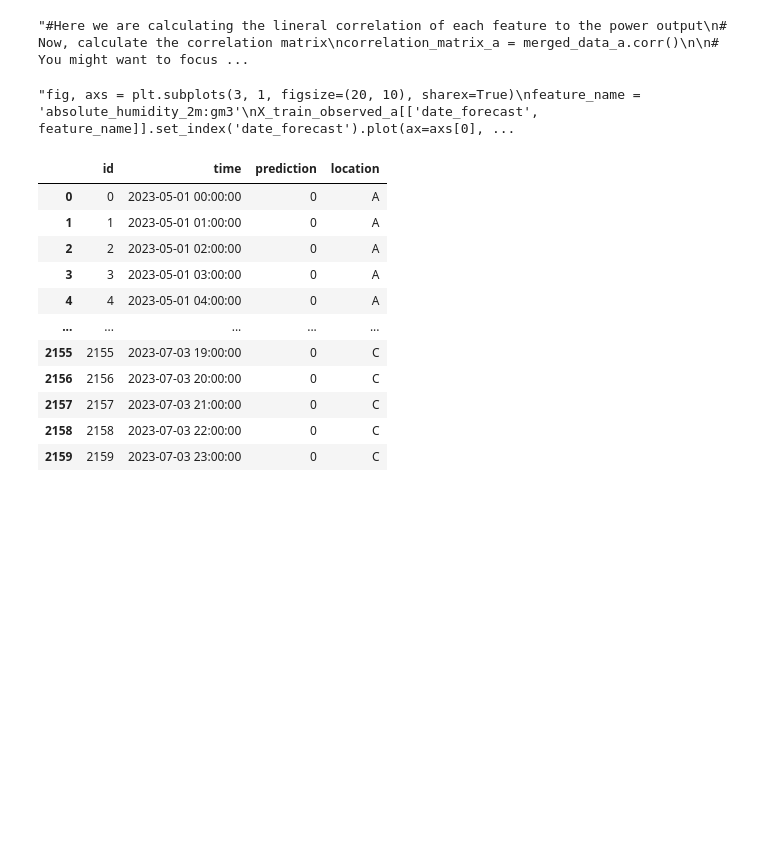
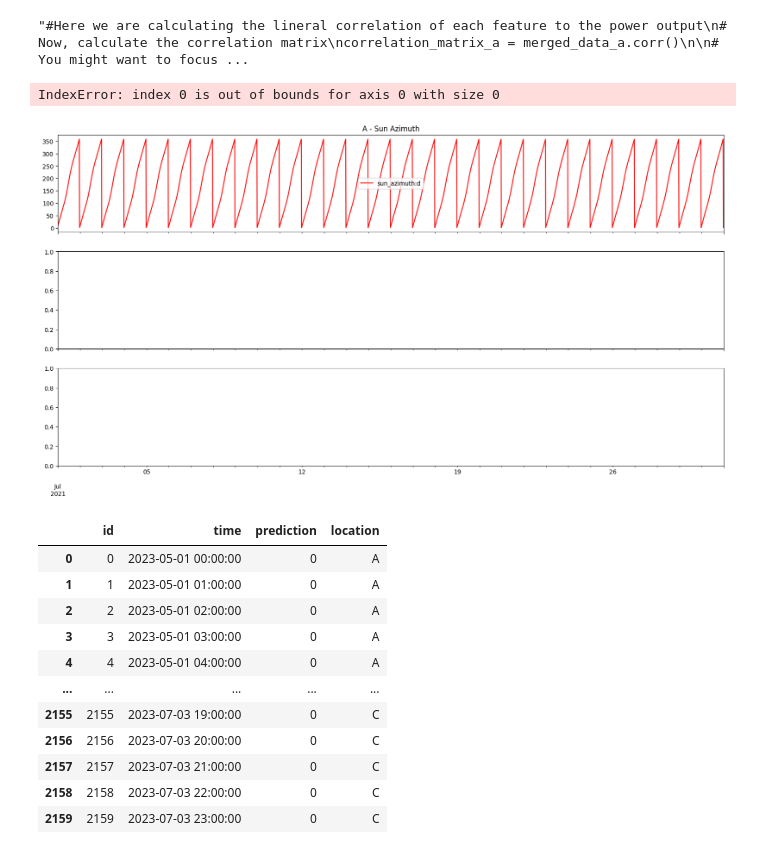
Before and after one commit to kajaerf/tdt4173-machine-learning-project, a Jupyter notebook: SolarEnergyProductionEnergy/data/read_files.ipynb, the cells around one changed output. Saved outputs shown, nothing was run; the diff lists cells and outputs as text; code cells hidden in the pictures; blank space fills up the shorter version.

```diff
--- a/SolarEnergyProductionEnergy/data/read_files.ipynb
+++ b/SolarEnergyProductionEnergy/data/read_files.ipynb
@@ -335,23 +335,53 @@ print(correlation_comparison)
 '''
 # %% [output]
 "#Here we are calculating the lineral correlation of each feature to the power output\n# Now, calculate the correlation matrix\ncorrelation_matrix_a = merged_data_a.corr()\n\n# You might want to focus ...
-# %%
-# Plotting a single feature
-'''fig, axs = plt.subplots(3, 1, figsize=(20, 10), sharex=True)
-feature_name = 'absolute_humidity_2m:gm3'
-X_train_observed_a[['date_forecast', feature_name]].set_index('date_forecast').plot(ax=axs[0], title='Train/Test A', color='red')
-X_train_estimated_a[['date_forecast', feature_name]].set_index('date_forecast').plot(ax=axs[0], title='Train/Test A', color='blue')
-X_test_estimated_a[['date_forecast', feature_name]].set_index('date_forecast').plot(ax=axs[0], title='Train/Test  A', color='green')
-
-X_train_observed_b[['date_forecast', feature_name]].set_index('date_forecast').plot(ax=axs[1], title='Train/Test  B', color='red')
-X_train_estimated_b[['date_forecast', feature_name]].set_index('date_forecast').plot(ax=axs[1], title='Train/Test  B', color='blue')
-X_test_estimated_b[['date_forecast', feature_name]].set_index('date_forecast').plot(ax=axs[1], title='Train/Test  B', color='green')
-
-X_train_observed_c[['date_forecast', feature_name]].set_index('date_forecast').plot(ax=axs[2], title='Train/Test  C', color='red')
-X_train_estimated_c[['date_forecast', feature_name]].set_index('date_forecast').plot(ax=axs[2], title='Train/Test  C', color='blue')
-X_test_estimated_c[['date_forecast', feature_name]].set_index('date_forecast').plot(ax=axs[2], title='Train/Test  C', color='green')'''
-# %% [output]
-"fig, axs = plt.subplots(3, 1, figsize=(20, 10), sharex=True)\nfeature_name = 'absolute_humidity_2m:gm3'\nX_train_observed_a[['date_forecast', feature_name]].set_index('date_forecast').plot(ax=axs[0], ...
+# %%
+import pandas as pd
+import numpy as np
+import matplotlib.pyplot as plt
+
+locations = ['A', 'B', 'C']
+
+start_date = '2021-07-01'  # Set your start date
+end_date = '2021-07-31'    # Set your end date
+for loc in locations:
+    # Load your data
+    train = pd.read_parquet(f'{loc}/train_targets.parquet')
+    X_train_estimated = pd.read_parquet(f'{loc}/X_train_estimated.parquet')
+    X_train_observed = pd.read_parquet(f'{loc}/X_train_observed.parquet')
+
+    # Filter data for the date range
+    X_train_estimated = X_train_estimated[(X_train_estimated['date_forecast'] >= start_date) & (X_train_estimated['date_forecast'] <= end_date)]
+    X_train_observed = X_train_observed[(X_train_observed['date_forecast'] >= start_date) & (X_train_observed['date_forecast'] <= end_date)]
+
+    # Create 'sin_sun_azimuth' and 'cos_sun_azimuth' from 'sun_azimuth' in radians
+    X_train_estimated['sin_sun_azimuth'] = np.sin(np.radians(X_train_estimated['sun_azimuth:d']))
+    X_train_estimated['cos_sun_azimuth'] = np.cos(np.radians(X_train_estimated['sun_azimuth:d']))
+    X_train_observed['sin_sun_azimuth'] = np.sin(np.radians(X_train_observed['sun_azimuth:d']))
+    X_train_observed['cos_sun_azimuth'] = np.cos(np.radians(X_train_observed['sun_azimuth:d']))
+
+    # Create subplots
+    fig, axs = plt.subplots(3, 1, figsize=(20, 10), sharex=True)
+
+    # Plot 'sun_azimuth:d'
+    feature_name = 'sun_azimuth:d'
+    X_train_observed[['date_forecast', feature_name]].set_index('date_forecast').plot(ax=axs[0], title=f'{loc} - Sun Azimuth', color='red')
+    X_train_estimated[['date_forecast', feature_name]].set_index('date_forecast').plot(ax=axs[0], color='blue')
+
+    # Plot 'sin_sun_azimuth'
+    feature_name = 'sin_sun_azimuth'
+    X_train_observed[['date_forecast', feature_name]].set_index('date_forecast').plot(ax=axs[1], title=f'{loc} - Sin Sun Azimuth', color='red')
+    X_train_estimated[['date_forecast', feature_name]].set_index('date_forecast').plot(ax=axs[1], color='blue')
+
+    # Plot 'cos_sun_azimuth'
+    feature_name = 'cos_sun_azimuth'
+    X_train_observed[['date_forecast', feature_name]].set_index('date_forecast').plot(ax=axs[2], title=f'{loc} - Cos Sun Azimuth', color='red')
+    X_train_estimated[['date_forecast', feature_name]].set_index('date_forecast').plot(ax=axs[2], color='blue')
+
+    plt.show()
+# %% [output]
+IndexError: index 0 is out of bounds for axis 0 with size 0
+[figure, added]
 # %%
 test = pd.read_csv('test.csv')
 test
```
Also changed, not shown: parts of 2 cells of this notebook, 1 other file.
